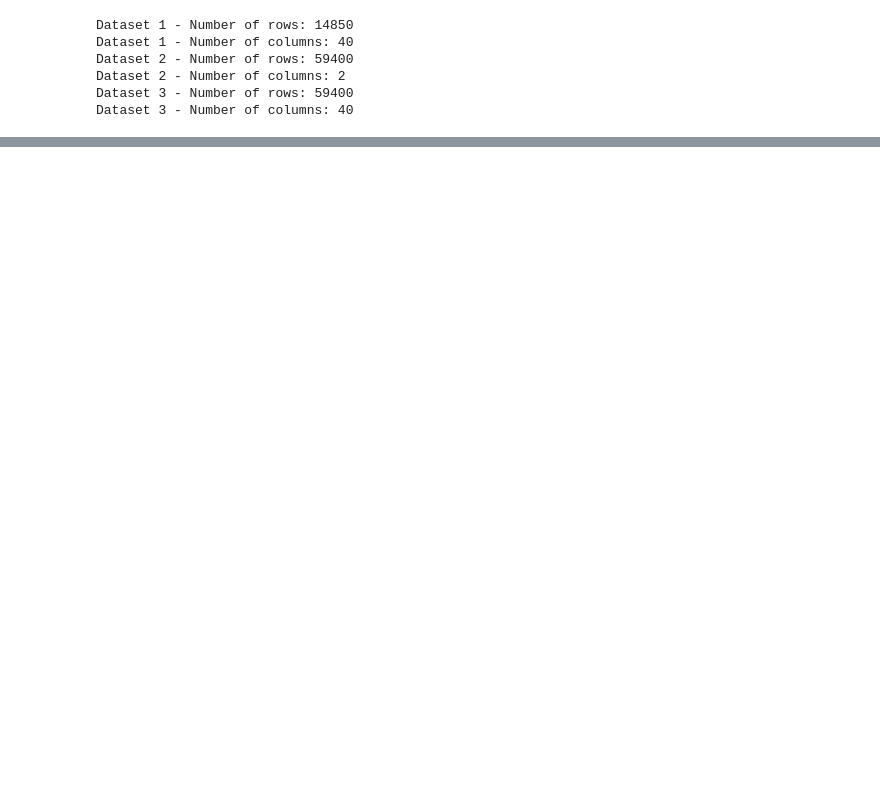
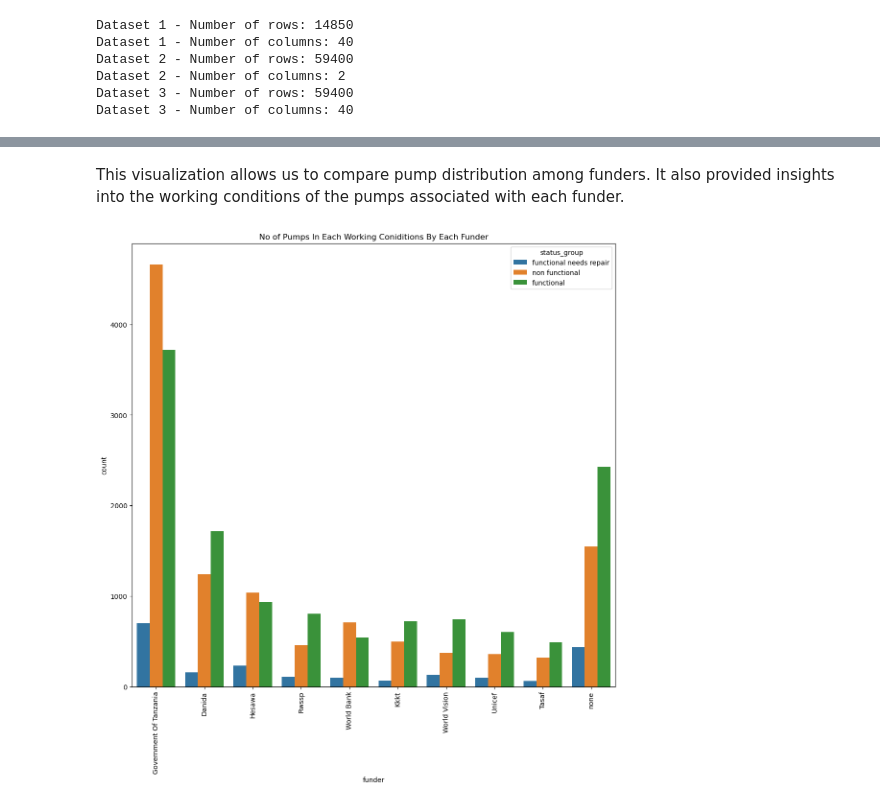
Before and after one commit to WinnieKabuya/dsc-phase-3-project-v2-3, a Jupyter notebook: student.ipynb, the cells around one changed output, grey strips where cells are left out. Cells and saved outputs as stored; diff of their text form; code cells hidden in the pictures; blank space fills up the shorter version.

```diff
--- a/student.ipynb
+++ b/student.ipynb
@@ -68,0 +208,4 @@ Head of DataFrame: DataFrame 1
+# %%
+# Merge training set values and training set labels
+training_df = pd.merge(training_set_values, training_set_labels, on='id')
+training_df
@@ -68,0 +366,10 @@ Head of DataFrame: DataFrame 1
+# %% [markdown]
+This visualization allows us to compare pump distribution among funders. It also provided insights into the working conditions of the pumps associated with each funder.
+# %%
+plt.figure(figsize=(13,12))
+ax = sns.countplot(x='funder', hue="status_group", data=df_funder)
+ax.set_xticklabels(ax.get_xticklabels(),rotation=90)
+plt.title('No of Pumps In Each Working Coniditions By Each Funder')
+plt.show()
+# %% [output]
+[figure, added]
```
Also changed, not shown: parts of 58 cells of this notebook, 1 other file.
